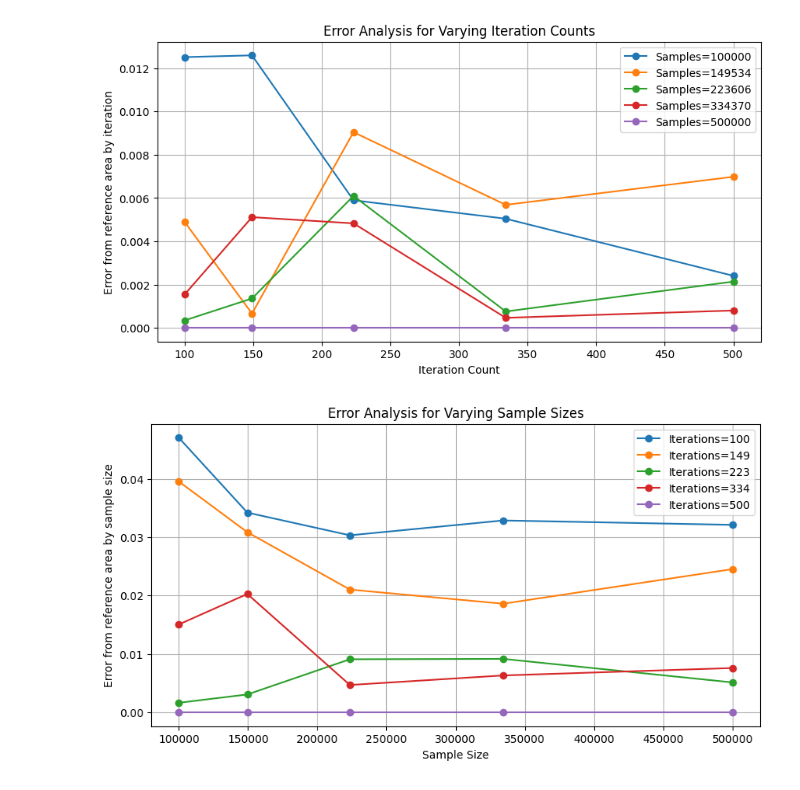
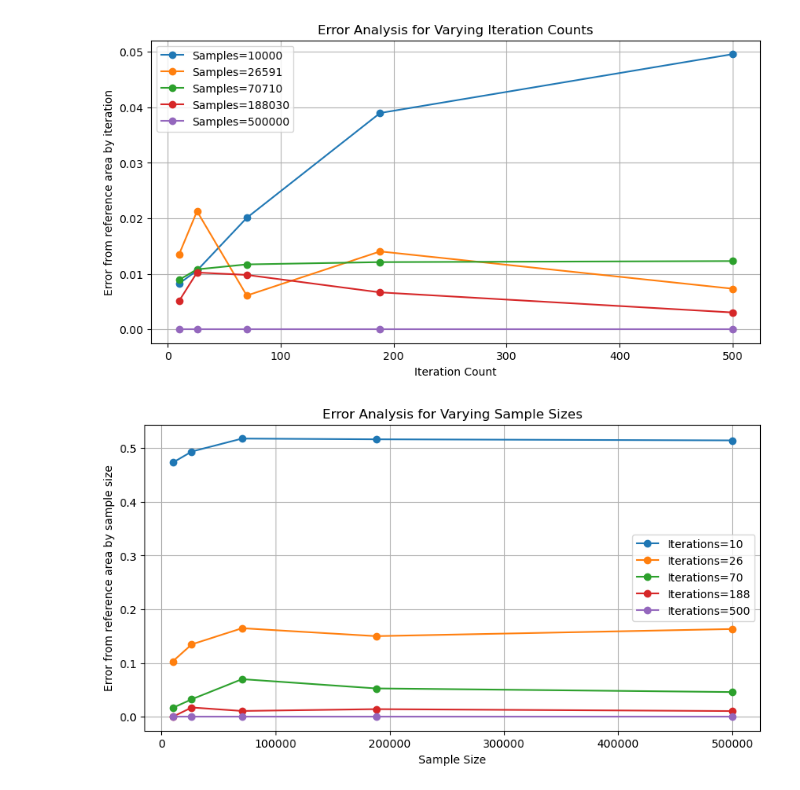
Before and after one commit to jonas4climate/ss-assignment1, a Jupyter notebook: CalvinLaw_11306734_RaymondZhang_14865904_JonasSchaefer_14039982_1.ipynb, the cells around one changed output. Drawn from its saved outputs; the diff is of its cells as text; code cells hidden in the pictures.

```diff
--- a/CalvinLaw_11306734_RaymondZhang_14865904_JonasSchaefer_14039982_1.ipynb
+++ b/CalvinLaw_11306734_RaymondZhang_14865904_JonasSchaefer_14039982_1.ipynb
@@ -224,5 +203,10 @@ Saved: media/mandelbrot_fixed_gradient_250_1000.png
 # %%
-def latin_hypercube_sampling(max_iter, n_samples):
+def latin_hypercube_samples(n_samples, d=2):
+    sampler = qmc.LatinHypercube(d=d)
+    return np.array(sampler.random(n=n_samples))
+
+@jit(nopython=True, parallel=True)
+def latin_hypercube_sampling(max_iter, n_samples, sample):
     """
     Perform Latin Hypercube Sampling to estimate the area of the Mandelbrot set.
 
@@ -230,22 +214,22 @@ def latin_hypercube_sampling(max_iter, n_samples):
     is the only one in each axis-aligned hyperplane. It is particularly useful in
     multi-dimensional Monte Carlo simulations where it reduces the variability of the results.
 
-    :param max_iter: Maximum iterations to determine Mandelbrot set membership.
-    :param n_samples: Number of samples to draw.
-    :return: A tuple of sampled complex points and their Mandelbrot iteration counts.
+    :param max_iter: Maximum iterations
+    :param n_samples: Number of samples
+    :return: A tuple of sampled complex points and their Mandelbrot iteration counts
     """
-    sampler = qmc.LatinHypercube(d=2)
-    sample = sampler.random(n=n_samples)
     range_real = X_LIM[1] - X_LIM[0]
     range_imag = Y_LIM[1] - Y_LIM[0]
     points = np.zeros((n_samples, 2))
     points[:, 0] = X_LIM[0] + sample[:, 0] * range_real
     points[:, 1] = Y_LIM[0] + sample[:, 1] * range_imag
     c_points = points[:, 0] + 1j * points[:, 1]
-    counts = np.array([mandelbrot(c, max_iter) for c in c_points])
+    counts = np.zeros((n_samples), dtype=np.int32)
+    for i in prange(n_samples):
+        counts[i] = mandelbrot(c_points[i], max_iter)
     return c_points, counts
 # %%
-@jit(nopython=True)
+@jit(nopython=True, parallel=True)
 def stratified_sampling(max_iter, n_strata, samples_per_stratum):
     """
     Utilize stratified sampling to estimate the Mandelbrot set area.
@@ -270,7 +254,7 @@ def stratified_sampling(max_iter, n_strata, samples_per_stratum):
             real_samples = np.random.uniform(real_strata_edges[i], real_strata_edges[i+1], samples_per_stratum)
             imag_samples = np.random.uniform(imag_strata_edges[j], imag_strata_edges[j+1], samples_per_stratum)
 
-            for k in prange(samples_per_stratum):
+            for k in range(samples_per_stratum):
                 c = real_samples[k] + 1j * imag_samples[k]
                 c_points[index] = c
                 counts[index] = mandelbrot(c, max_iter)
@@ -290,7 +274,7 @@ def investigate_convergence_2d(iter_range, sample_sizes, improvement_method=None
     """
     results_list = []
 
-    progress_bar = tqdm(total=len(iter_range) * len(sample_sizes), desc='Convergence Analysis', leave=True)
+    progress_bar = tqdm(total=len(iter_range) * len(sample_sizes), desc='Convergence Analysis', leave=False)
     # Iterate over all combinations of iteration counts and sample sizes.
     for max_iter in iter_range:
         for n_samples in sample_sizes:
@@ -299,7 +283,8 @@ def investigate_convergence_2d(iter_range, sample_sizes, improvement_method=None
             if n_samples >= max_iter:
                 # Apply the appropriate sampling method.
                 if improvement_method == 'lhs':
-                    c_points, counts = latin_hypercube_sampling(max_iter, n_samples)
+                    sample = latin_hypercube_samples(n_samples)
+                    c_points, counts = latin_hypercube_sampling(max_iter, n_samples, sample)
                 elif improvement_method == 'stratified':
                     n_strata = int(np.sqrt(n_samples))
                     samples_per_stratum = n_samples // n_strata
@@ -398,20 +383,20 @@ def calculate_errors_by_sample_size(results_df, iter_count, sample_sizes, refere
             errors.append(abs(estimated_area - ref_area))
     return errors
 # %%
-iter_range = np.geomspace(100, 500, num=5).astype(int)
-sample_sizes = np.geomspace(100000, 500000, num=5).astype(int)
+iter_range = np.geomspace(10, 500, num=5).astype(int)
+sample_sizes = np.geomspace(10000, 500000, num=5).astype(int)
 results_df = investigate_convergence_2d(iter_range, sample_sizes)
 
-# Visualizes the convergence of estimated Mandelbrot set area with increasing iterations.
+# Visualizes convergence of set area with increasing iterations
 for samples in sample_sizes:
     subset = results_df[results_df['samples'] == samples]
     plt.plot(subset['iterations'], subset['estimated_area'], label=f'Samples={samples}')
 
 plt.xlabel('Iterations')
 plt.ylabel('Estimated Area')
 plt.legend()
 plt.title('Convergence of Estimated Area with Increasing Iterations')
 plt.show()
 # %% [output]
-[figure, old version]
+[figure, new version]
-[figure, old version]
+[figure, new version]
```
Also changed, not shown: parts of 13 cells of this notebook.
